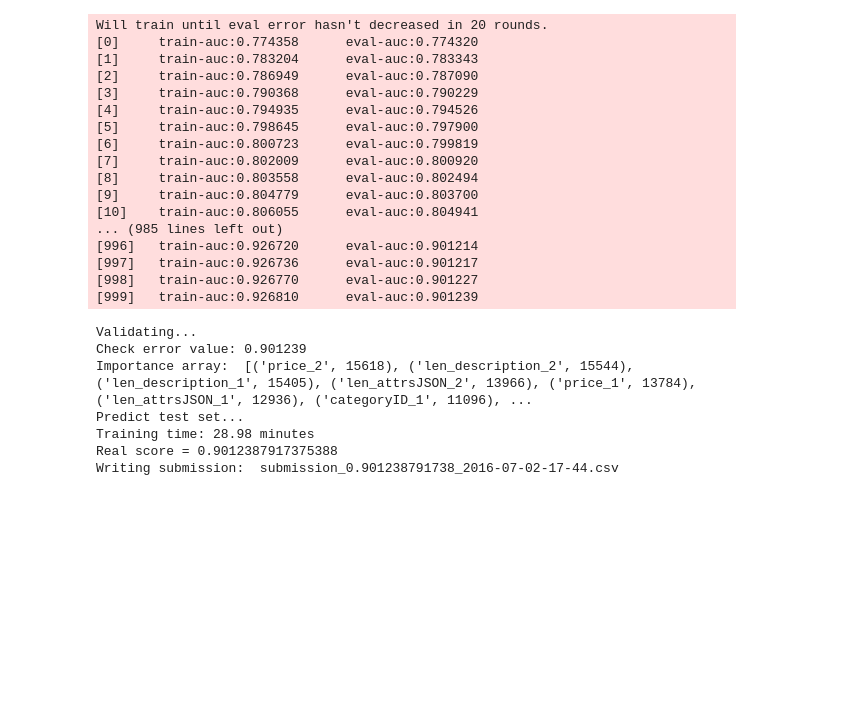
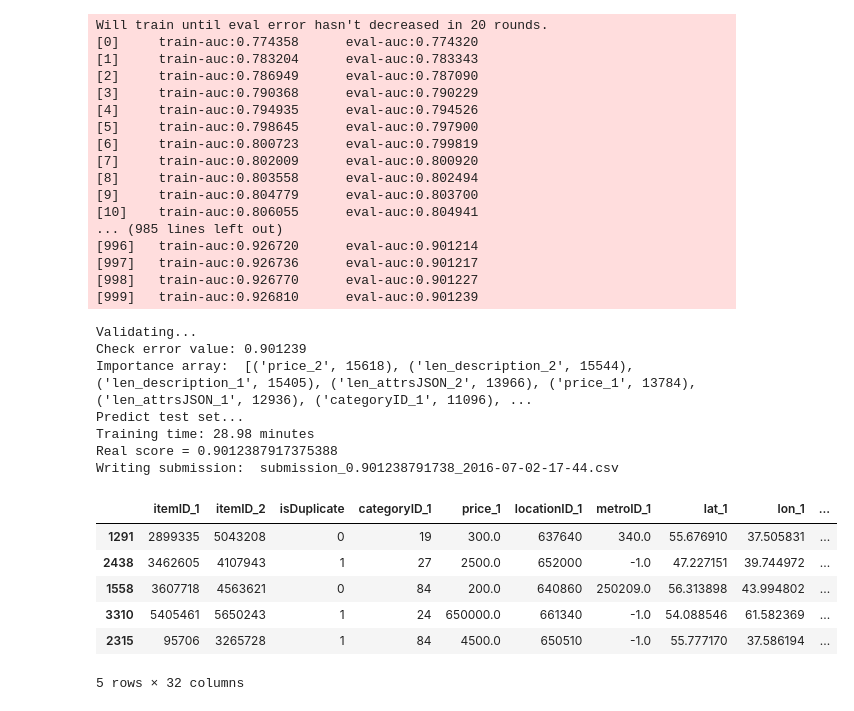
Before and after one commit to rishikksh20/Avito-Duplicate-ads, a Jupyter notebook: Script.ipynb, the cells around one changed output. Saved outputs shown, nothing was run; the diff lists cells and outputs as text; code cells hidden in the pictures; blank space fills up the shorter version.

```diff
--- a/Script.ipynb
+++ b/Script.ipynb
@@ -381,3 +381,13 @@ Real score = 0.9012387917375388
 Writing submission:  submission_0.901238791738_2016-07-02-17-44.csv
 # %%
 import tensorflow as tf
+# %%
+train.head()
+# %% [output]
+|  | itemID_1 | itemID_2 | isDuplicate | categoryID_1 | price_1 | locationID_1 | metroID_1 | lat_1 | lon_1 | ... |
+| 1291 | 2899335 | 5043208 | 0 | 19 | 300.0 | 637640 | 340.0 | 55.676910 | 37.505831 | ... |
+| 2438 | 3462605 | 4107943 | 1 | 27 | 2500.0 | 652000 | -1.0 | 47.227151 | 39.744972 | ... |
+| 1558 | 3607718 | 4563621 | 0 | 84 | 200.0 | 640860 | 250209.0 | 56.313898 | 43.994802 | ... |
+| 3310 | 5405461 | 5650243 | 1 | 24 | 650000.0 | 661340 | -1.0 | 54.088546 | 61.582369 | ... |
+| 2315 | 95706 | 3265728 | 1 | 84 | 4500.0 | 650510 | -1.0 | 55.777170 | 37.586194 | ... |
+5 rows × 32 columns
```
